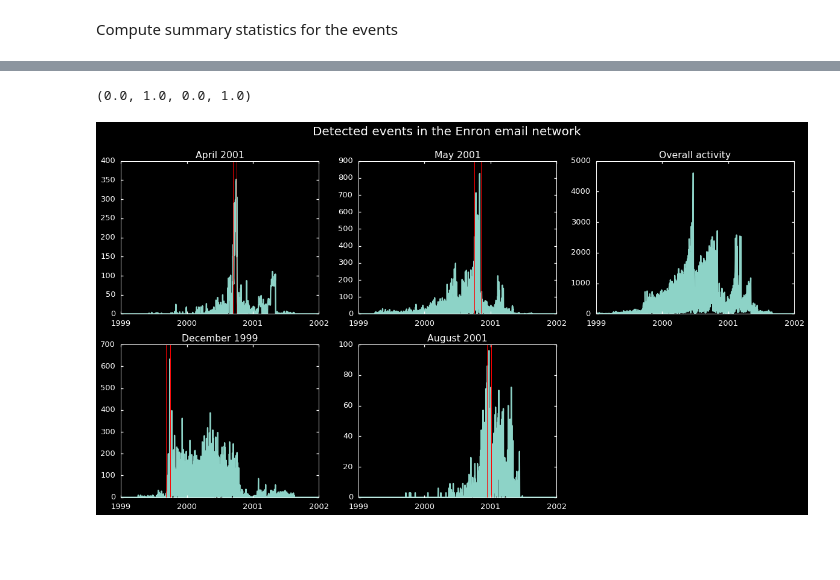
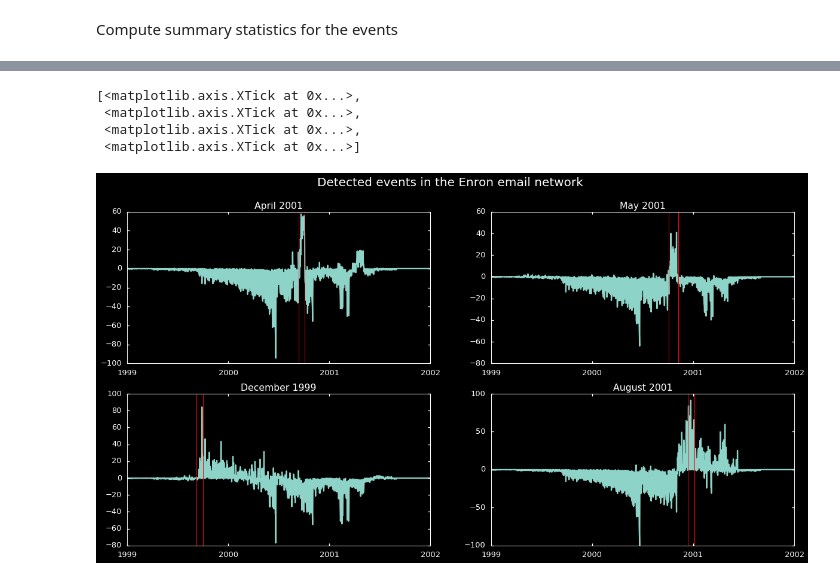
Before and after one commit to mizvol/enron-email-network-analysis, a Jupyter notebook: Enron-graph.ipynb, the cells around one changed output, grey strips where cells are left out. Drawn from its saved outputs; the diff is of its cells as text; code cells hidden in the pictures; blank space fills up the shorter version.

Commit message:
Plot

```diff
--- a/Enron-graph.ipynb
+++ b/Enron-graph.ipynb
@@ -355,37 +295,45 @@ plt.title('April 2001')
 # %%
-fig, ax = plt.subplots(nrows=2, ncols=3, figsize=(20, 10))
+fig, ax = plt.subplots(nrows=2, ncols=2, figsize=(20, 10))
 fig.suptitle("Detected events in the Enron email network", fontsize=20)
 
-ax[0][0].plot(dates, summary_apr_99_02_std)
+# ax[0][0].plot(dates, summary_all * 100 / max(summary_all))
+s = summary_apr_99_02_std * 100.0 / max(summary_apr_99_02_std) - summary_all * 100 / max(summary_all)
+ax[0][0].plot(dates, summary_apr_99_02_std * 100.0 / max(summary_apr_99_02_std) - summary_all * 100 / max(summary_all))
 ax[0][0].axvline(x= '2001-04-01 00:00:00', color='r', linewidth=1)
 ax[0][0].axvline(x= '2001-04-30 00:00:00', color='r', linewidth=1)
 ax[0][0].set_title('April 2001')
 xmin, xmax = ax[0][0].get_xlim()
 ax[0][0].set_xticks(np.round(np.linspace(xmin, xmax, 4), 2))
 
-ax[0][1].plot(dates, summary_may_99_02_std)
+# ax[0][1].plot(dates, summary_all * 100 / max(summary_all))
+ax[0][1].plot(dates, summary_may_99_02_std * 100 / max(summary_may_99_02_std) - summary_all * 100 / max(summary_all))
 ax[0][1].axvline(x= '2001-05-01 00:00:00', color='r', linewidth=1)
 ax[0][1].axvline(x= '2001-06-15 00:00:00', color='r', linewidth=1)
 ax[0][1].set_title('May 2001')
 ax[0][1].set_xticks(np.round(np.linspace(xmin, xmax, 4), 2))
 
-ax[1][1].plot(dates, summary_aug_99_02_std)
+# ax[1][1].plot(dates, summary_all * 100 / max(summary_all))
+ax[1][1].plot(dates, summary_aug_99_02_std * 100 / max(summary_aug_99_02_std) - summary_all * 100 / max(summary_all))
 ax[1][1].axvline(x= '2001-08-01 00:00:00', color='r', linewidth=1)
 ax[1][1].axvline(x= '2001-08-31 00:00:00', color='r', linewidth=1)
 ax[1][1].set_title('August 2001')
 ax[1][1].set_xticks(np.round(np.linspace(xmin, xmax, 4), 2))
 
-ax[1][0].plot(dates, summary_dec_99_02_std)
+# ax[1][0].plot(dates, summary_all * 100 / max(summary_all))
+ax[1][0].plot(dates, summary_dec_99_02_std * 100 / max(summary_dec_99_02_std) - summary_all * 100 / max(summary_all))
 ax[1][0].axvline(x= '1999-12-01 00:00:00', color='r', linewidth=1)
 ax[1][0].axvline(x= '1999-12-31 00:00:00', color='r', linewidth=1)
 ax[1][0].set_title('December 1999')
 ax[1][0].set_xticks(np.round(np.linspace(xmin, xmax, 4), 2))
 
-ax[0][2].plot(dates, summary_all)
-ax[0][2].set_title('Overall activity')
-ax[0][2].set_xticks(np.round(np.linspace(xmin, xmax, 4), 2))
+# ax[0][2].plot(dates, summary_all * 100 / max(summary_all))
+# ax[0][2].set_title('Overall activity')
+# ax[0][2].set_xticks(np.round(np.linspace(xmin, xmax, 4), 2))
 
-ax[-1][-1].axis('off')
+# ax[-1][-1].axis('off')
 # %% [output]
-(0.0, 1.0, 0.0, 1.0)
+[<matplotlib.axis.XTick at 0x...>,
+ <matplotlib.axis.XTick at 0x...>,
+ <matplotlib.axis.XTick at 0x...>,
+ <matplotlib.axis.XTick at 0x...>]
-[figure, old version]
+[figure, new version]
```
Also changed, not shown: parts of 12 cells of this notebook.
